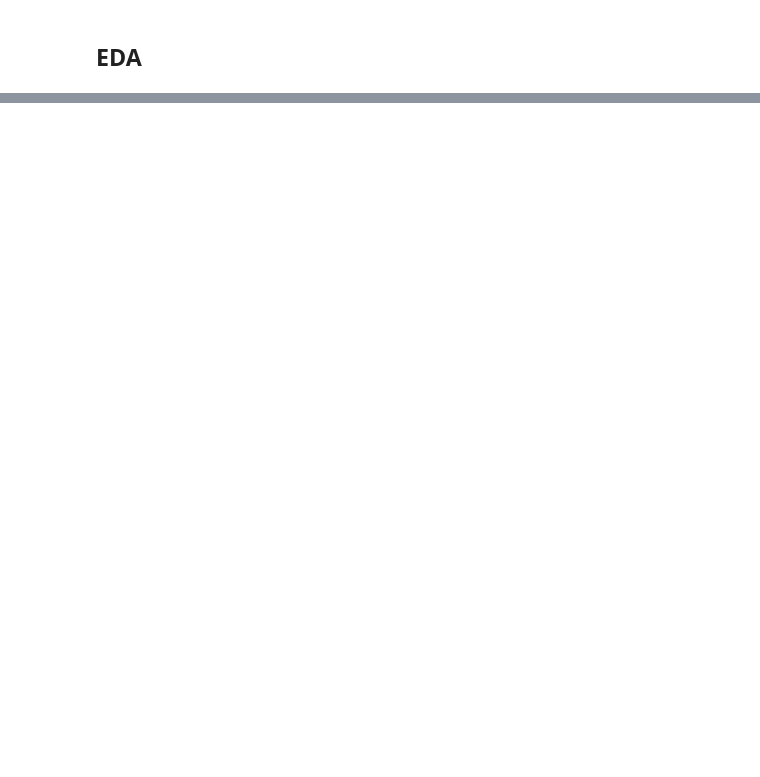
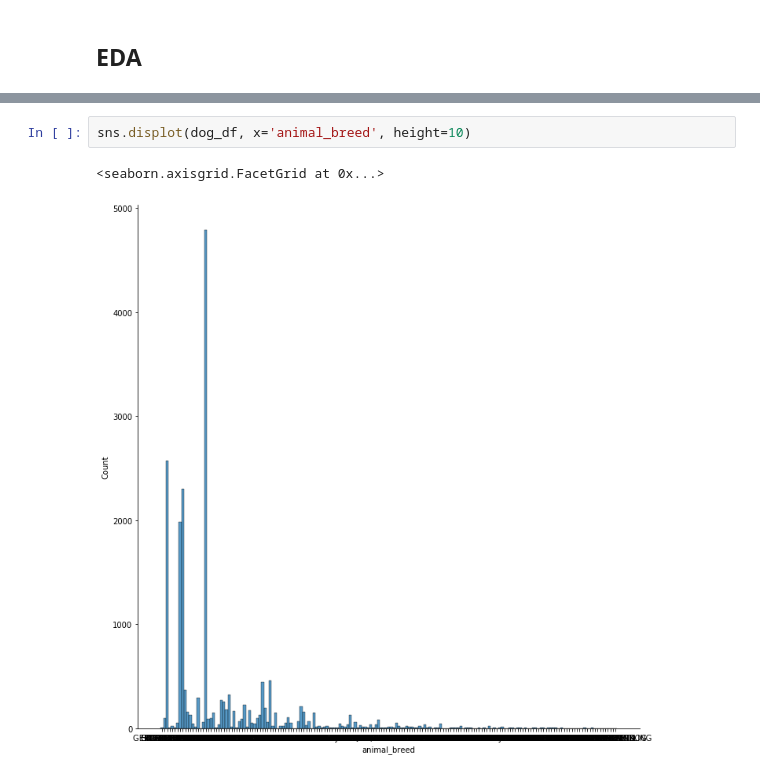
Before and after one commit to thomaspatrickhill/Dallas_Animal_Shelter_EDA, a Jupyter notebook: dallas_shelter_data_eda.ipynb, the cells around one changed output, grey strips where cells are left out. Cells and saved outputs as stored; diff of their text form; blank space fills up the shorter version.

```diff
--- a/dallas_shelter_data_eda.ipynb
+++ b/dallas_shelter_data_eda.ipynb
@@ -219,0 +441,5 @@ https://askwonder.com/research/provide-list-kpis-animal-services-departments-wit
+# %%
+sns.displot(dog_df, x='animal_breed', height=10)
+# %% [output]
+<seaborn.axisgrid.FacetGrid at 0x...>
+[figure, added]
```
Also changed, not shown: parts of 45 cells of this notebook, 2 other files.
